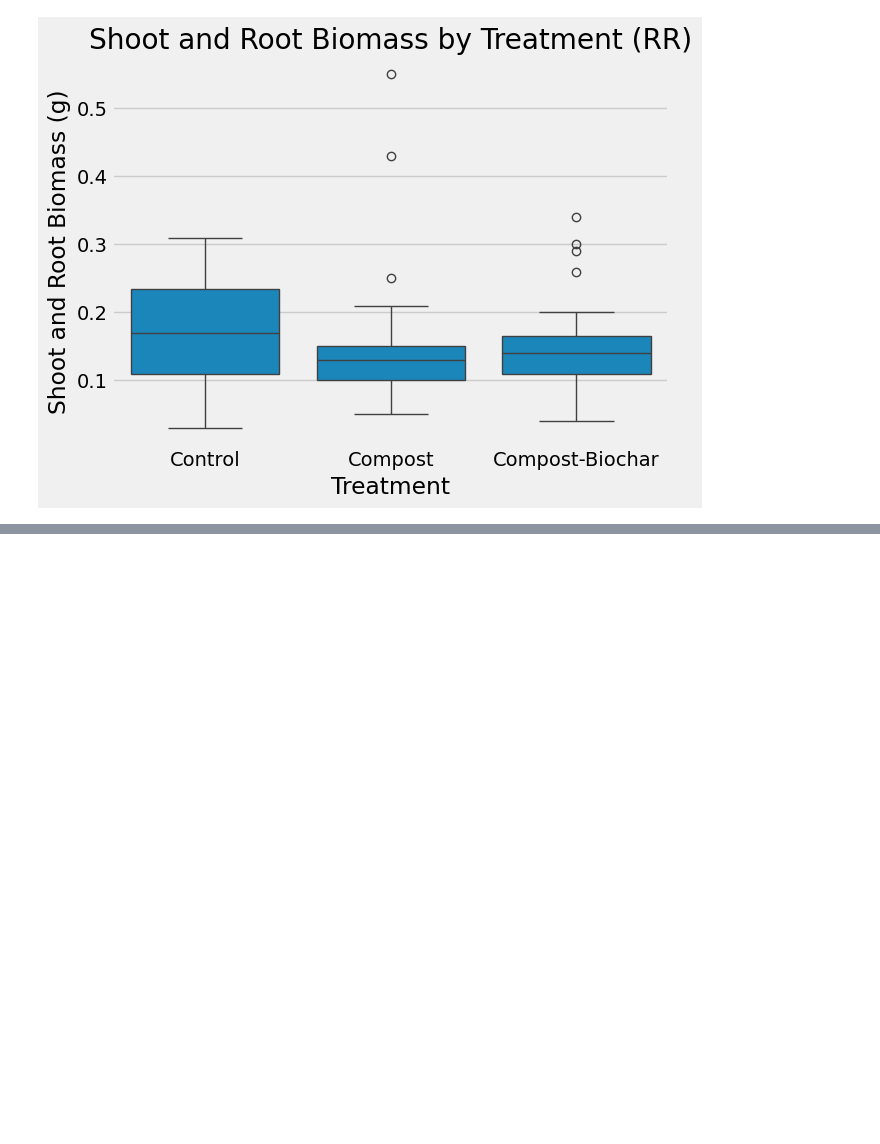
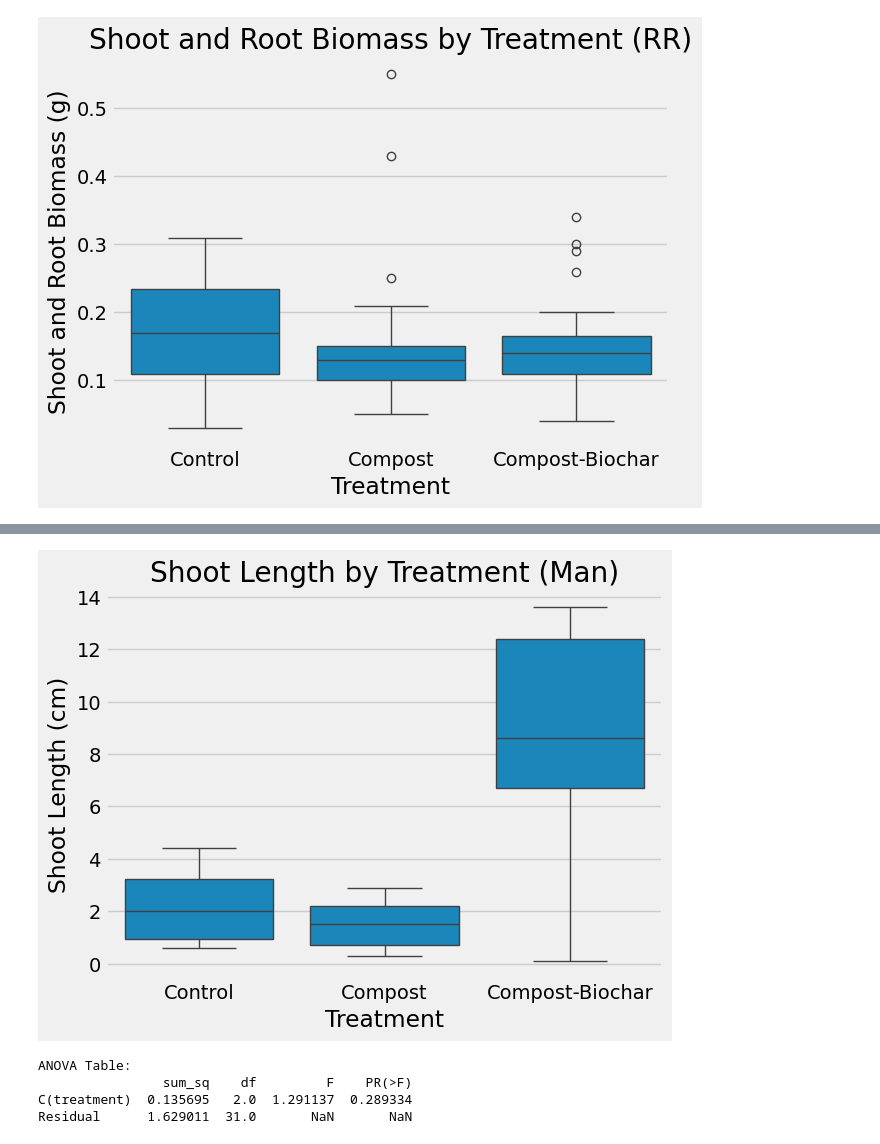
Before and after one commit to joelyreyes/senior-thesis-data-analysis, a Jupyter notebook: plant-growth-metrics/notebook.ipynb, the cells around one changed output, grey strips where cells are left out. Cells and saved outputs as stored; diff of their text form; code cells hidden in the pictures; blank space fills up the shorter version.

```diff
--- a/plant-growth-metrics/notebook.ipynb
+++ b/plant-growth-metrics/notebook.ipynb
@@ -257,0 +257,18 @@ plt.show()
+# %%
+Man_plant_growth_df = Table().read_table('Man_Plant_Growth_Metrics.csv')
+
+Man_normalized_plant_growth_df = Man_plant_growth_df.where('shoot_length_cm', are.above(0))
+# %%
+# Convert Table to pandas DataFrame
+Man_normalized_df = Man_normalized_plant_growth_df.to_df()
+
+# Define your ANOVA model
+# Assuming 'shoot_length_cm' is the dependent variable and 'treatment' is the factor
+model_shoot_length = ols('shoot_length_cm ~ C(treatment)', data=Man_normalized_df).fit()
+
+# Perform ANOVA
+anova_table_shoot_length = sm.stats.anova_lm(model_shoot_length, typ=2)
+
+# Display results
+print("ANOVA Table:")
+print(anova_table_shoot_length)
@@ -257,0 +294,23 @@ plt.show()
+# %%
+sns.boxplot(x='treatment', y='shoot_length_cm', data=Man_normalized_df)
+plt.title('Shoot Length by Treatment (Man)')
+plt.xlabel('Treatment')
+plt.ylabel('Shoot Length (cm)')
+plt.show()
+# %% [output]
+[figure, added]
+# %%
+#For seed survival
+model_seed_survival = ols('seed_survival_rate ~ C(treatment)', data=Man_normalized_df).fit()
+
+# Perform ANOVA
+anova_seed_survival = sm.stats.anova_lm(model_seed_survival, typ=2)
+
+# Display results
+print("ANOVA Table:")
+print(anova_seed_survival)
+# %% [output]
+ANOVA Table:
+                sum_sq    df         F    PR(>F)
+C(treatment)  0.135695   2.0  1.291137  0.289334
+Residual      1.629011  31.0       NaN       NaN
```
Also changed, not shown: parts of 30 cells of this notebook, 1 other file.
